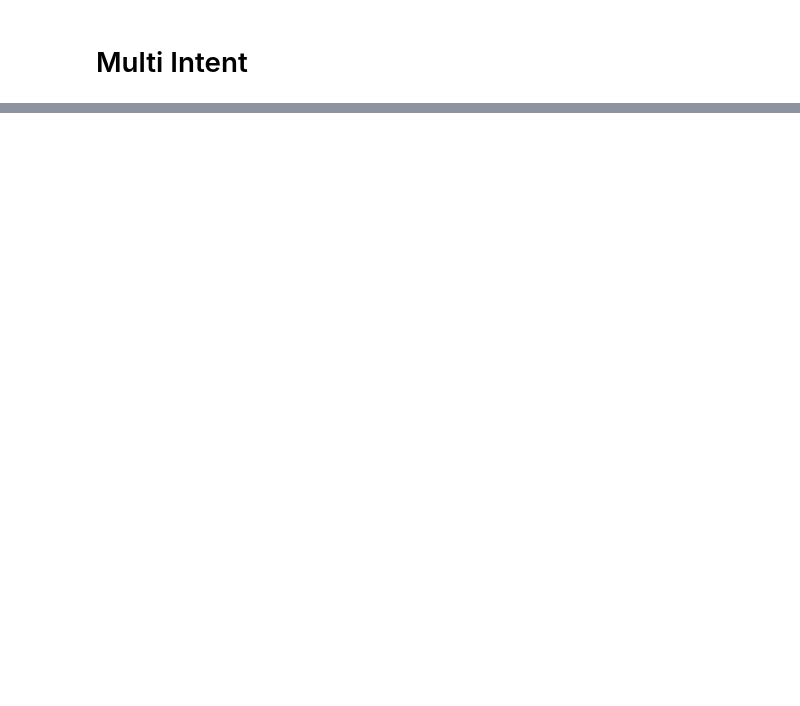
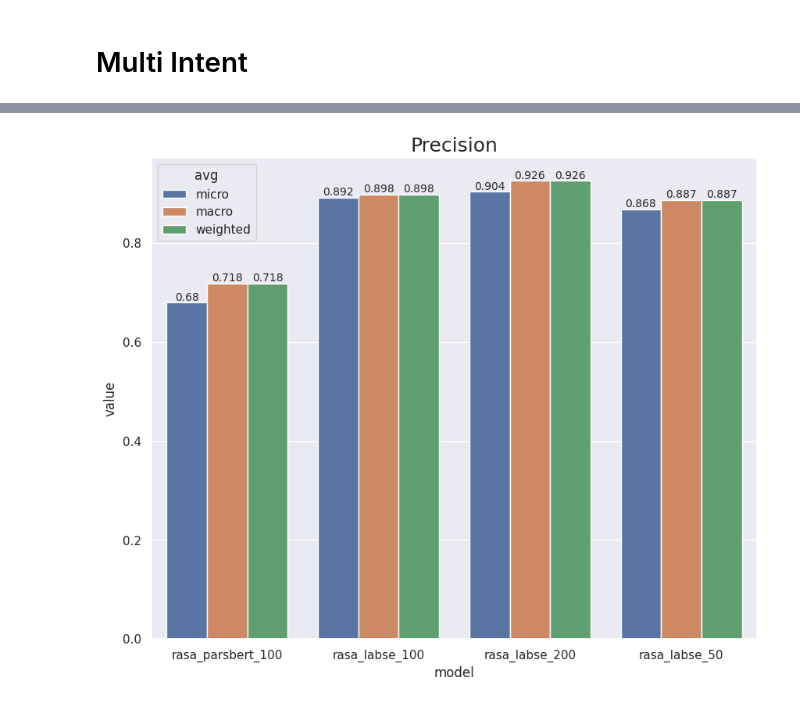
Before and after one commit to VavRe/nlp-ut, a Jupyter notebook: CA6/Rasa_FAQ_Chatbot.ipynb, the cells around one changed output, grey strips where cells are left out. Drawn from its saved outputs; the diff is of its cells as text; code cells hidden in the pictures; blank space fills up the shorter version.

Commit message:
stacked bar chart for visualization added

```diff
--- a/CA6/Rasa_FAQ_Chatbot.ipynb
+++ b/CA6/Rasa_FAQ_Chatbot.ipynb
@@ -316,0 +330,14 @@ generate_rules(train_df,tgt_path)
+# %%
+# plot accuracy in rasa_parsbert_100 and rasa_labse_100 in a line chart using seaborn
+import seaborn as sns
+import matplotlib.pyplot as plt
+import pandas as pd
+
+# take the accuracy, macro avg, weighted avg from rasa_parsbert_100 and rasa_labse_100 and put them in a dataframe
+
+rasa_parsbert_100 = pd.DataFrame(rasa_parsbert_100)
+rasa_labse_100 = pd.DataFrame(rasa_labse_100)
+rasa_labse_200 = pd.DataFrame(rasa_labse_200)
+rasa_labse_50 = pd.DataFrame(rasa_labse_50)
+
+rasa_labse_100
@@ -316,0 +352,36 @@ generate_rules(train_df,tgt_path)
+# %%
+# Plot 3 stacked bar chart for precision, recall and f1-score, in x axis each stack is a model like parsbert_100 and labse_100, each stack has three bars which are the value of precision, recall and f1-score for micro avg, macro avg and weighted avg
+
+
+
+prec_data = {
+    "model":["rasa_parsbert_100","rasa_labse_100","rasa_labse_200","rasa_labse_50"],
+    "micro":[rasa_parsbert_100["micro avg"]["precision"],rasa_labse_100["micro avg"]["precision"],rasa_labse_200["micro avg"]["precision"],rasa_labse_50["micro avg"]["precision"]],
+    "macro":[rasa_parsbert_100["macro avg"]["precision"],rasa_labse_100["macro avg"]["precision"],rasa_labse_200["macro avg"]["precision"],rasa_labse_50["macro avg"]["precision"]],
+    "weighted":[rasa_parsbert_100["weighted avg"]["precision"],rasa_labse_100["weighted avg"]["precision"],rasa_labse_200["weighted avg"]["precision"],rasa_labse_50["weighted avg"]["precision"]]
+}
+
+# round all numbers in prec_data to 2 decimal places
+for key in prec_data.keys():
+    if key != "model":
+        prec_data[key] = [round(num,3) for num in prec_data[key]]
+
+
+prec_df = pd.DataFrame(prec_data)
+prec_df = prec_df.melt(id_vars="model",var_name="avg",value_name="value")
+
+sns.set_style("whitegrid")
+sns.set_palette("husl")
+sns.set(rc={'figure.figsize':(10,8)})
+ax = sns.barplot(x="model",y="value",hue="avg",data=prec_df)
+
+# Add value labels to each bar
+for p in ax.containers:
+    ax.bar_label(p, label_type='edge', fontsize=10)
+
+# Add Precision title to the plot
+plt.title("Precision",fontsize=18)
+
+plt.show()
+# %% [output]
+[figure, added]
```
Also changed, not shown: parts of 4 cells of this notebook, 31 other files.
